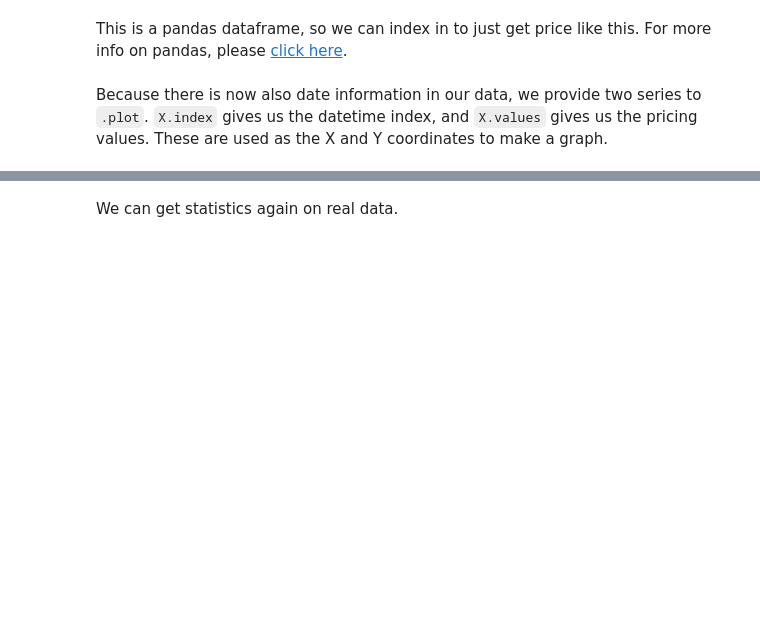
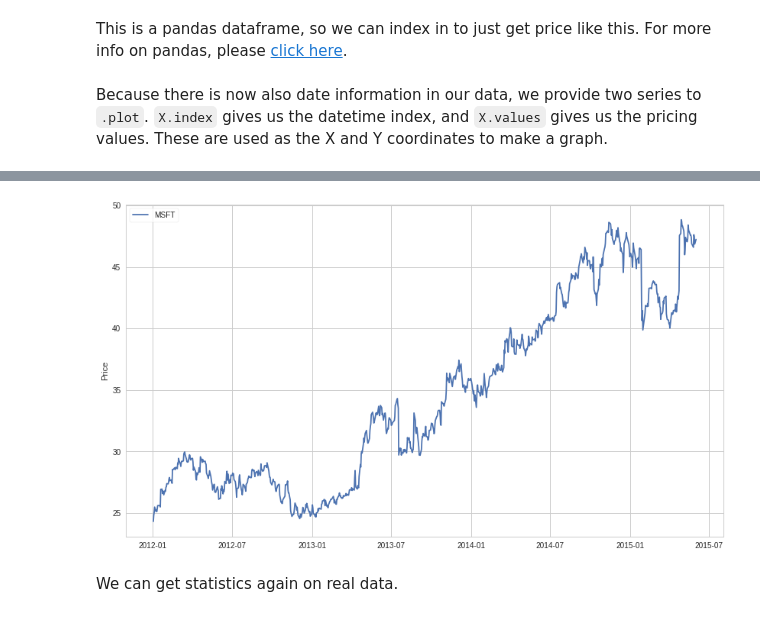
Before and after one commit to Saariasba/AlgorithmsUN2020II, a Jupyter notebook: saariasbalecture1.ipynb, the cells around one changed output, grey strips where cells are left out. Saved outputs shown, nothing was run; the diff lists cells and outputs as text; code cells hidden in the pictures; blank space fills up the shorter version.

```diff
--- a/saariasbalecture1.ipynb
+++ b/saariasbalecture1.ipynb
@@ -123,6 +200,8 @@ np.std(X)
 Randomly sampled data can be great for testing ideas, but let's get some real data. We can use `get_pricing` to do that. You can use the `?` syntax as discussed above to get more information on `get_pricing`'s arguments.
 # %%
 data = get_pricing('MSFT', start_date='2012-1-1', end_date='2015-6-1')
+# %%
+data2 = get_pricing('MSFT', start_date='2012-1-1', end_date='2015-6-1')
 # %% [markdown]
 Our data is now a dataframe. You can see the datetime index and the colums with different pricing data.
 # %%
@@ -131,6 +250,8 @@ data
 This is a pandas dataframe, so we can index in to just get price like this. For more info on pandas, please [click here](http://pandas.pydata.org/pandas-docs/stable/10min.html).
 # %%
 X = data['price']
+# %%
+Y = data2['price']
 # %% [markdown]
 Because there is now also date information in our data, we provide two series to `.plot`. `X.index` gives us the datetime index, and `X.values` gives us the pricing values. These are used as the X and Y coordinates to make a graph.
 # %%
@@ -140,3 +263,9 @@ plt.legend(['MSFT']);
+# %%
+plt.plot(Y.index, Y.values)
+plt.ylabel('Price')
+plt.legend(['MSFT']);
+# %% [output]
+[figure, added]
 # %% [markdown]
 We can get statistics again on real data.
 # %%
```
Also changed, not shown: parts of 40 cells of this notebook.
